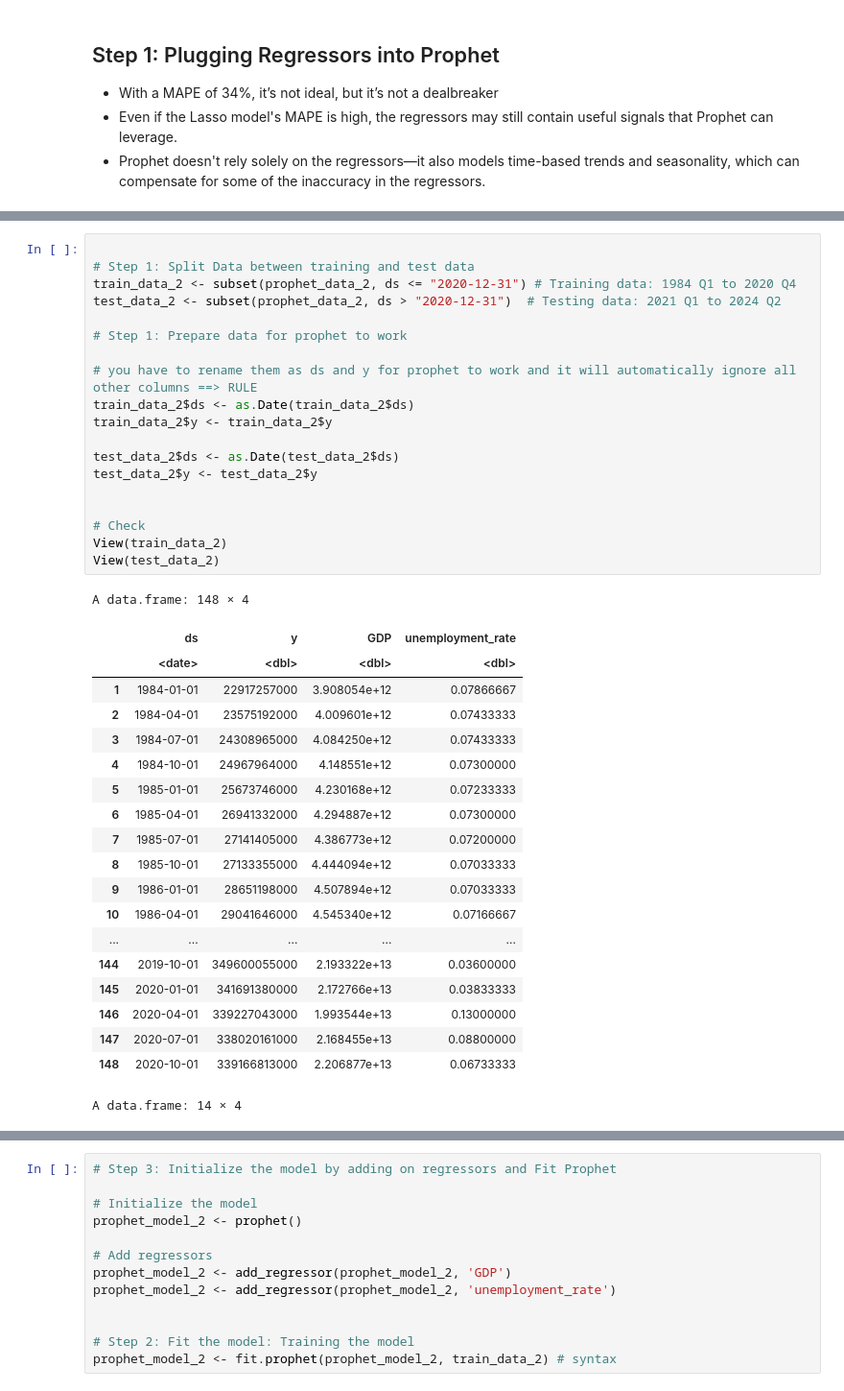
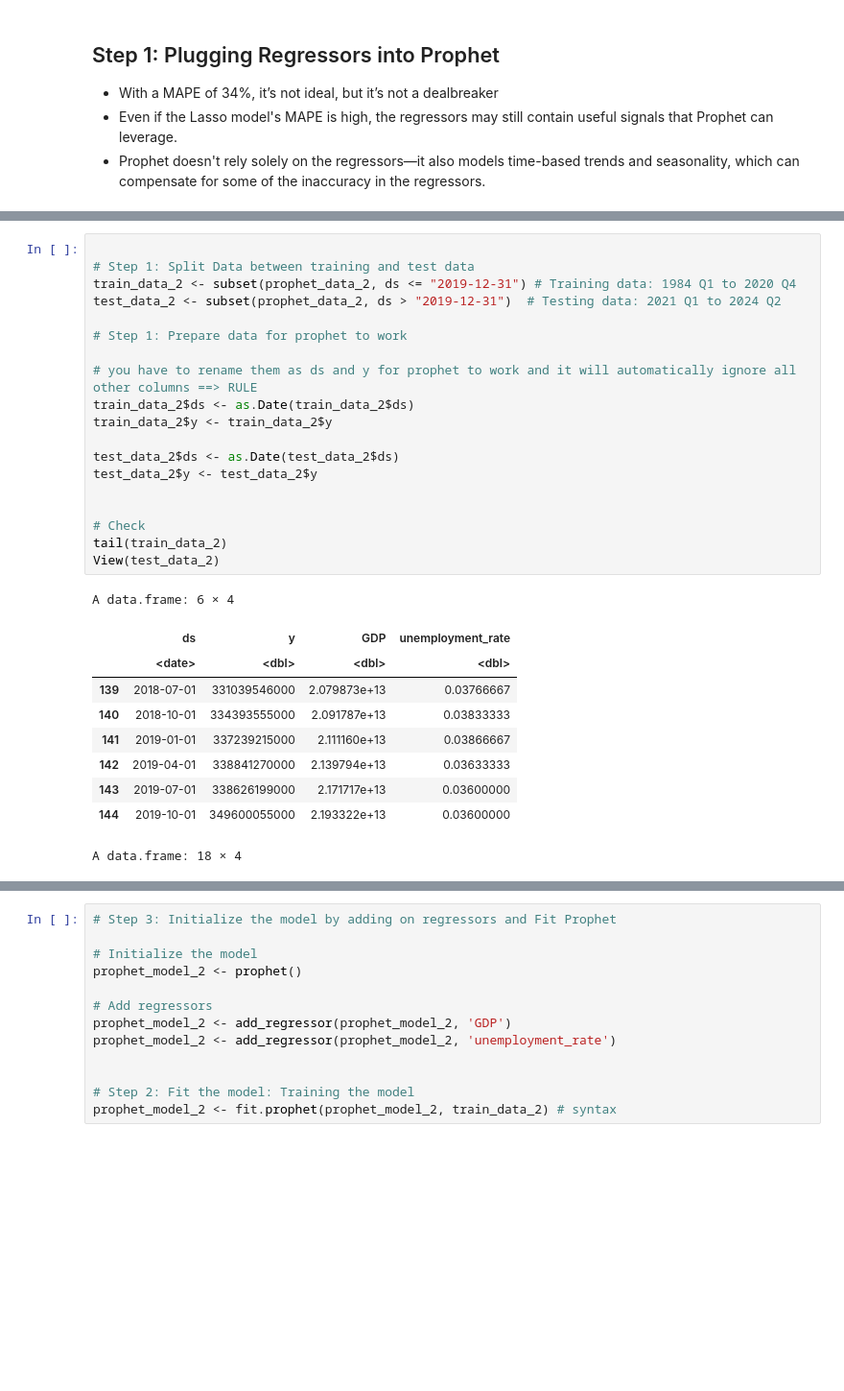
Before and after one commit to nzarama-kouadio/DUKE_MIDS_QFC_Final_Project, a Jupyter notebook: model_prediction/prophet_model.ipynb, the cells around one changed output, grey strips where cells are left out. Shown: that part at 96% size. Cells and saved outputs as stored; diff of their text form; blank space fills up the shorter version.

```diff
--- a/model_prediction/prophet_model.ipynb
+++ b/model_prediction/prophet_model.ipynb
@@ -753,42 +733,32 @@ A data.frame: 162 × 4
 # %%
 
 # Step 1: Split Data between training and test data
-train_data_2 <- subset(prophet_data_2, ds <= "2020-12-31") # Training data: 1984 Q1 to 2020 Q4
-test_data_2 <- subset(prophet_data_2, ds > "2020-12-31")  # Testing data: 2021 Q1 to 2024 Q2
+train_data_2 <- subset(prophet_data_2, ds <= "2019-12-31") # Training data: 1984 Q1 to 2020 Q4
+test_data_2 <- subset(prophet_data_2, ds > "2019-12-31")  # Testing data: 2021 Q1 to 2024 Q2
 
 # Step 1: Prepare data for prophet to work
 
 # you have to rename them as ds and y for prophet to work and it will automatically ignore all other columns ==> RULE
 train_data_2$ds <- as.Date(train_data_2$ds)
 train_data_2$y <- train_data_2$y
 
 test_data_2$ds <- as.Date(test_data_2$ds)
 test_data_2$y <- test_data_2$y
 
 
 # Check
-View(train_data_2)
+tail(train_data_2)
 View(test_data_2)
 # %% [output]
-A data.frame: 148 × 4
+A data.frame: 6 × 4
 |  | ds | y | GDP | unemployment_rate |
 |  | <date> | <dbl> | <dbl> | <dbl> |
-| 1 | 1984-01-01 | 22917257000 | 3.908054e+12 | 0.07866667 |
-| 2 | 1984-04-01 | 23575192000 | 4.009601e+12 | 0.07433333 |
-| 3 | 1984-07-01 | 24308965000 | 4.084250e+12 | 0.07433333 |
-| 4 | 1984-10-01 | 24967964000 | 4.148551e+12 | 0.07300000 |
-| 5 | 1985-01-01 | 25673746000 | 4.230168e+12 | 0.07233333 |
-| 6 | 1985-04-01 | 26941332000 | 4.294887e+12 | 0.07300000 |
-| 7 | 1985-07-01 | 27141405000 | 4.386773e+12 | 0.07200000 |
-| 8 | 1985-10-01 | 27133355000 | 4.444094e+12 | 0.07033333 |
-| 9 | 1986-01-01 | 28651198000 | 4.507894e+12 | 0.07033333 |
-| 10 | 1986-04-01 | 29041646000 | 4.545340e+12 | 0.07166667 |
-| ... | ... | ... | ... | ... |
+| 139 | 2018-07-01 | 331039546000 | 2.079873e+13 | 0.03766667 |
+| 140 | 2018-10-01 | 334393555000 | 2.091787e+13 | 0.03833333 |
+| 141 | 2019-01-01 | 337239215000 | 2.111160e+13 | 0.03866667 |
+| 142 | 2019-04-01 | 338841270000 | 2.139794e+13 | 0.03633333 |
+| 143 | 2019-07-01 | 338626199000 | 2.171717e+13 | 0.03600000 |
 | 144 | 2019-10-01 | 349600055000 | 2.193322e+13 | 0.03600000 |
-| 145 | 2020-01-01 | 341691380000 | 2.172766e+13 | 0.03833333 |
-| 146 | 2020-04-01 | 339227043000 | 1.993544e+13 | 0.13000000 |
-| 147 | 2020-07-01 | 338020161000 | 2.168455e+13 | 0.08800000 |
-| 148 | 2020-10-01 | 339166813000 | 2.206877e+13 | 0.06733333 |
-A data.frame: 14 × 4
+A data.frame: 18 × 4
 |  | ds | y | GDP | unemployment_rate |
 |  | <date> | <dbl> | <dbl> | <dbl> |
```
Also changed, not shown: parts of 27 cells of this notebook.
